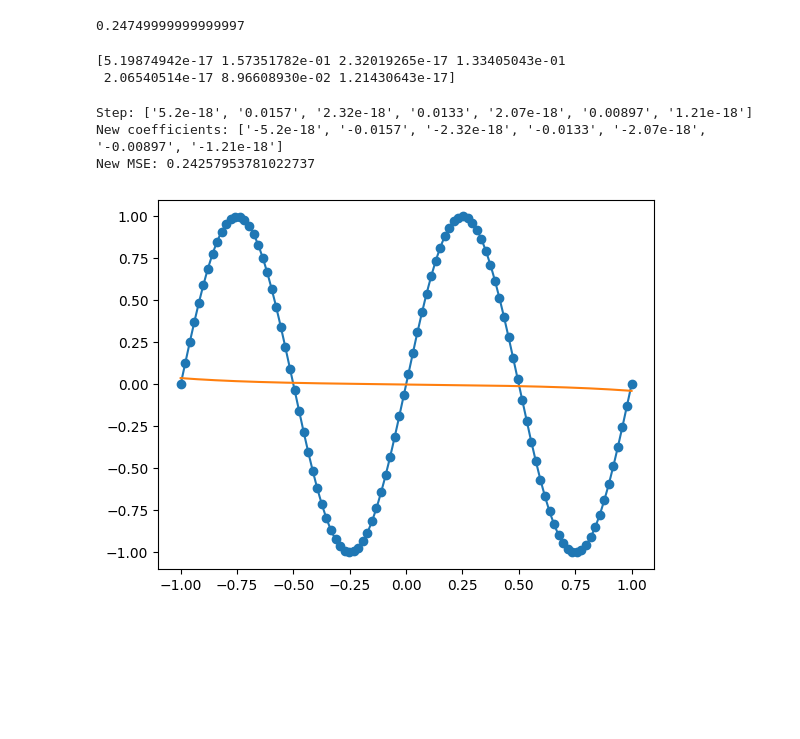
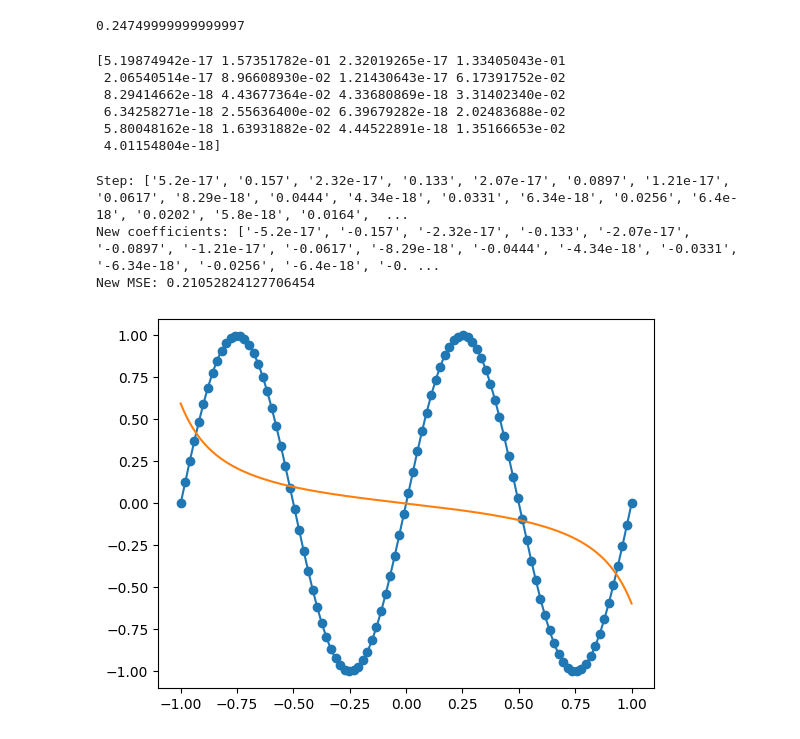
Before and after one commit to will-lynas/MATH0114-ML-AI, a Jupyter notebook: notebook.ipynb, the cells around one changed output. Drawn from its saved outputs; the diff is of its cells as text; code cells hidden in the pictures; blank space fills up the shorter version.

Commit message:
Degree 20

```diff
--- a/notebook.ipynb
+++ b/notebook.ipynb
@@ -20,7 +20,7 @@ def plot_graph(polynomial_coefficients):
     plt.scatter(x, y)
     plt.show()
 
-degree = 6
+degree = 20
 polynomial_coefficients = np.zeros(degree + 1)
 plot_graph(polynomial_coefficients)
 # %% [output]
@@ -47,26 +47,30 @@ def gradient(polynomial_coefficients):
 print(gradient(polynomial_coefficients))
 # %% [output]
 [5.19874942e-17 1.57351782e-01 2.32019265e-17 1.33405043e-01
- 2.06540514e-17 8.96608930e-02 1.21430643e-17]
+ 2.06540514e-17 8.96608930e-02 1.21430643e-17 6.17391752e-02
+ 8.29414662e-18 4.43677364e-02 4.33680869e-18 3.31402340e-02
+ 6.34258271e-18 2.55636400e-02 6.39679282e-18 2.02483688e-02
+ 5.80048162e-18 1.63931882e-02 4.44522891e-18 1.35166653e-02
+ 4.01154804e-18]
 # %%
 # Make a copy so I don't mess up original
 coefficients = polynomial_coefficients.copy()
 
-learning_rate = 0.1
+learning_rate = 1
 
 step = learning_rate * gradient(coefficients)
 print(f"Step: {[f'{x:.3g}' for x in step]}")
 
 coefficients -= learning_rate * gradient(coefficients)
 print(f"New coefficients: {[f'{x:.3g}' for x in coefficients]}")
 
 print(f"New MSE: {mse(coefficients)}")
 plot_graph(coefficients)
 # %% [output]
-Step: ['5.2e-18', '0.0157', '2.32e-18', '0.0133', '2.07e-18', '0.00897', '1.21e-18']
-New coefficients: ['-5.2e-18', '-0.0157', '-2.32e-18', '-0.0133', '-2.07e-18', '-0.00897', '-1.21e-18']
-New MSE: 0.24257953781022737
+Step: ['5.2e-17', '0.157', '2.32e-17', '0.133', '2.07e-17', '0.0897', '1.21e-17', '0.0617', '8.29e-18', '0.0444', '4.34e-18', '0.0331', '6.34e-18', '0.0256', '6.4e-18', '0.0202', '5.8e-18', '0.0164',  ...
+New coefficients: ['-5.2e-17', '-0.157', '-2.32e-17', '-0.133', '-2.07e-17', '-0.0897', '-1.21e-17', '-0.0617', '-8.29e-18', '-0.0444', '-4.34e-18', '-0.0331', '-6.34e-18', '-0.0256', '-6.4e-18', '-0. ...
+New MSE: 0.21052824127706454
-[figure, old version]
+[figure, new version]
 # %%
 coefficients = polynomial_coefficients.copy()
 epochs = 100_000
```
Also changed, not shown: parts of 1 cell of this notebook.
